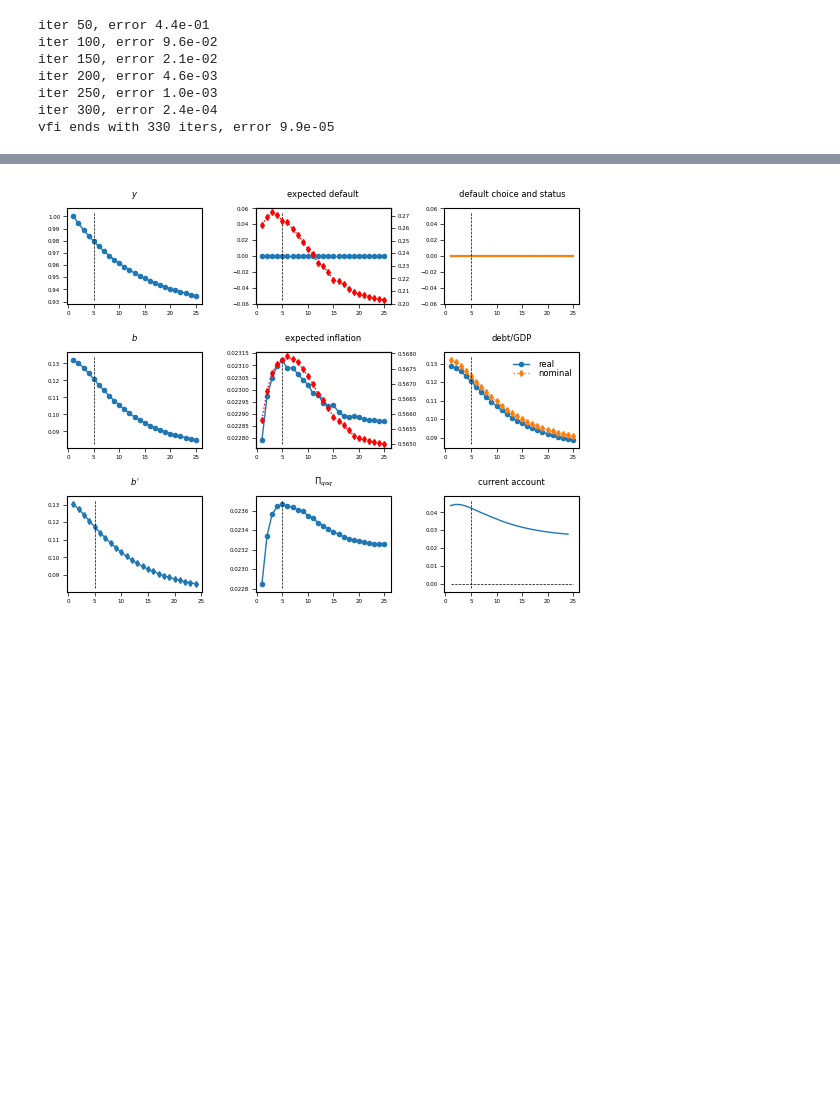
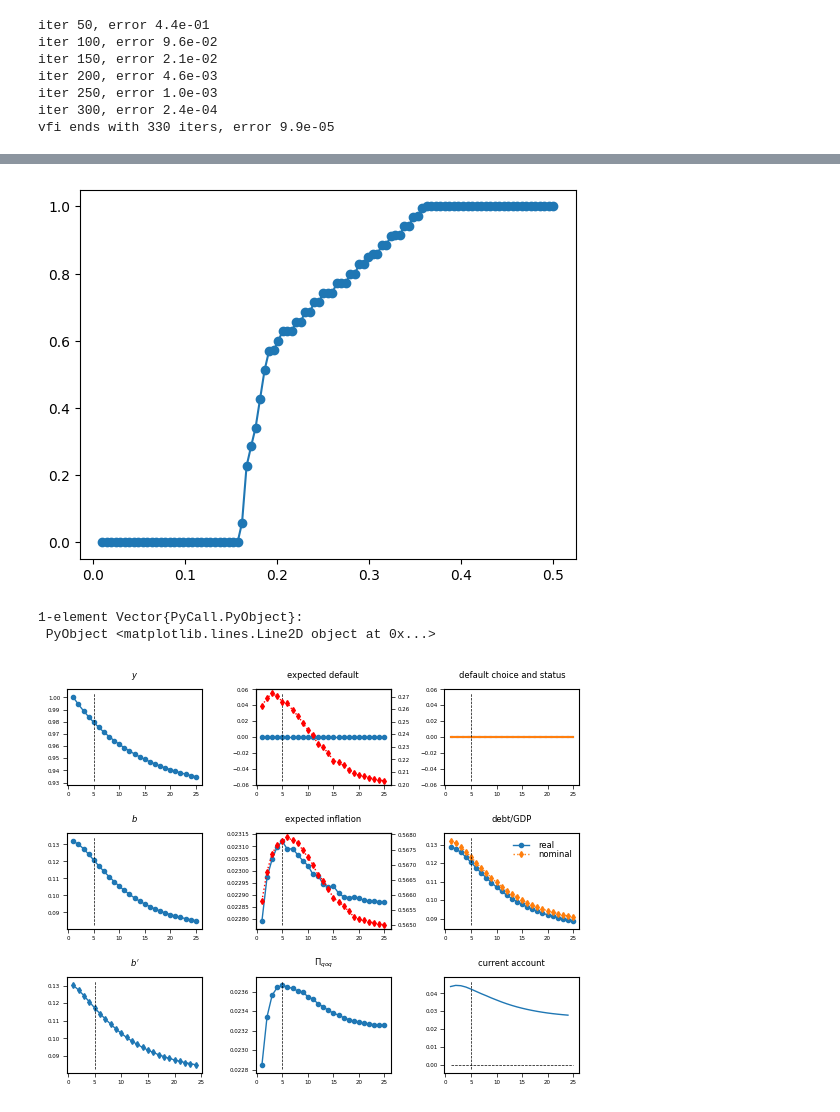
Before and after one commit to carlogalli/colab-gpu, a Jupyter notebook: reducedform_v2.ipynb, the cells around one changed output, grey strips where cells are left out. Cells and saved outputs as stored; diff of their text form; code cells hidden in the pictures; blank space fills up the shorter version.

```diff
--- a/reducedform_v2.ipynb
+++ b/reducedform_v2.ipynb
@@ -2677,3 +2760,9 @@ plot_eqm_y(mp, ma, pe, pf)
+# %%
+plot(bgrid, [sum(def_policy[ib, :])/mp.ny for ib in 1:mp.nb], "-o")
+# %% [output]
+[figure, added]
+1-element Vector{PyCall.PyObject}:
+ PyObject <matplotlib.lines.Line2D object at 0x...>
 # %%
 T_irf = 25
 t_shock = 5
```
Also changed, not shown: parts of 10 cells of this notebook.
